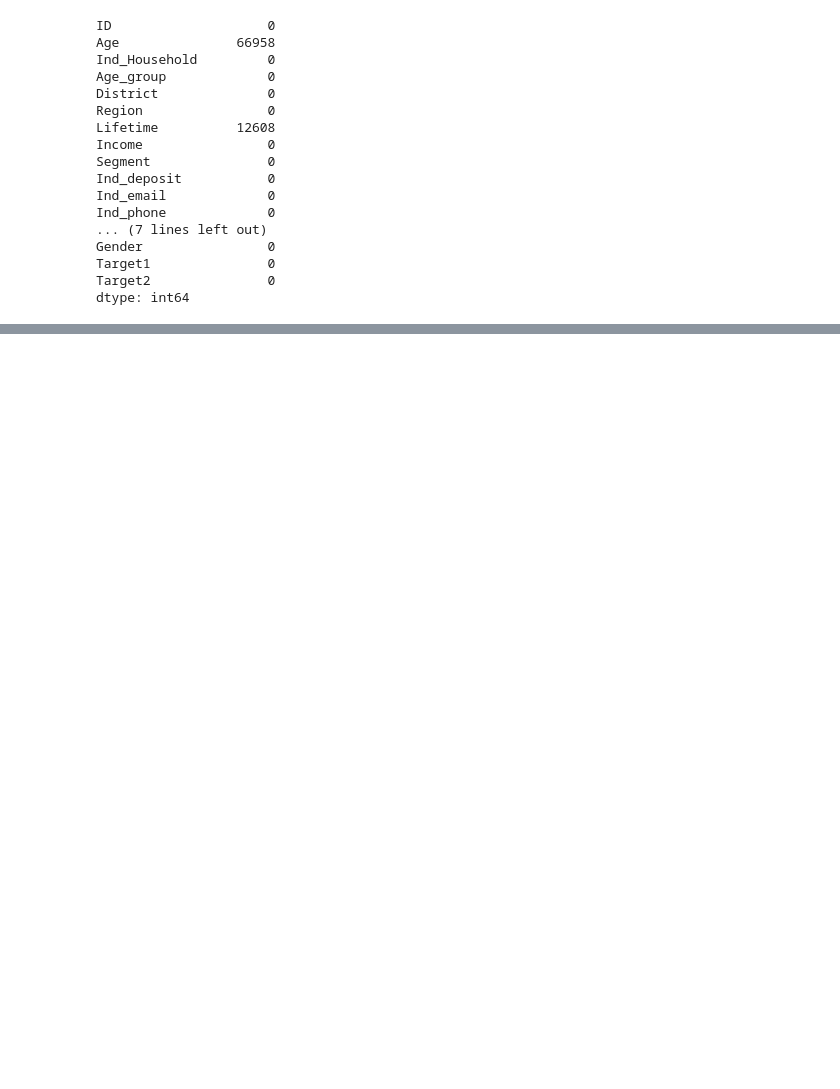
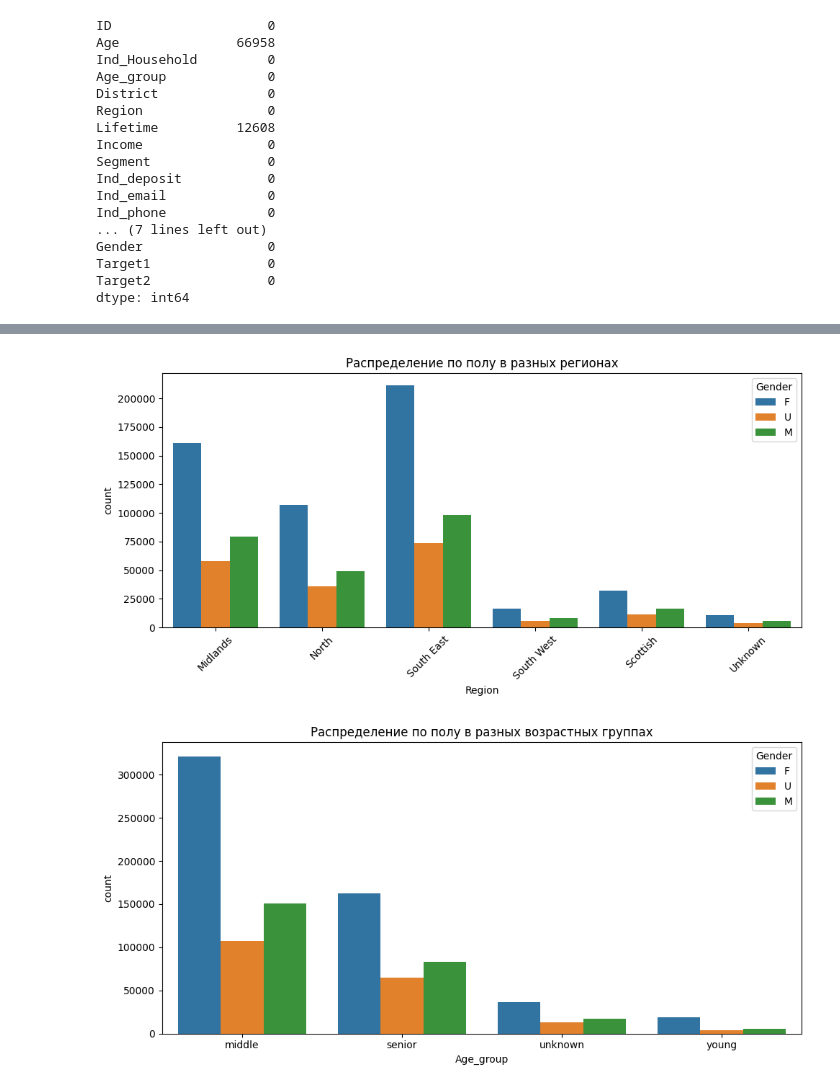
Before and after one commit to ART1X1/ADVB_OPT_LIST_1_2025, a Jupyter notebook: АДВБ_Проект/azalyz_data.ipynb, the cells around one changed output, grey strips where cells are left out. Cells and saved outputs as stored; diff of their text form; code cells hidden in the pictures; blank space fills up the shorter version.

```diff
--- a/АДВБ_Проект/azalyz_data.ipynb
+++ b/АДВБ_Проект/azalyz_data.ipynb
@@ -138,0 +155,30 @@ dtype: int64
+# %%
+def calc_iv(df, feature, target):
+    lst = []
+    for val in df[feature].unique():
+        total = len(df[df[feature] == val])
+        events = len(df[(df[feature] == val) & (df[target] == 1)])
+        non_events = total - events
+        lst.append([val, total, events, non_events])
+
+    iv_df = pd.DataFrame(lst, columns=['Value', 'Total', 'Events', 'Non_Events'])
+    iv_df['Event_Rate'] = iv_df['Events'] / iv_df['Events'].sum()
+    iv_df['Non_Event_Rate'] = iv_df['Non_Events'] / iv_df['Non_Events'].sum()
+    iv_df['WOE'] = np.log((iv_df['Event_Rate'] + 1e-10) / (iv_df['Non_Event_Rate'] + 1e-10))
+    iv_df['IV'] = (iv_df['Event_Rate'] - iv_df['Non_Event_Rate']) * iv_df['WOE']
+    total_iv = iv_df['IV'].sum()
+    return total_iv, iv_df.sort_values(by='IV', ascending=False)
+
+df['Target1_num'] = df['Target1'].apply(lambda x: 1 if x == 'Yes' else 0)
+
+iv_results = {}
+for col in df.select_dtypes(include='object').columns:
+    if col not in ['Target1', 'Target2', 'ID']:
+        iv_score, _ = calc_iv(df, col, 'Target1_num')
+        iv_results[col] = iv_score
+
+pd.options.display.float_format = '{:,.4f}'.format
+
+iv_df_all = pd.DataFrame(list(iv_results.items()), columns=['Feature', 'IV']).sort_values(by='IV', ascending=False)
+print("Information Value (IV) по фичам:")
+print(iv_df_all)
@@ -138,0 +275,16 @@ dtype: int64
+# %%
+plt.figure(figsize=(10, 5))
+sns.countplot(data=df, x='Region', hue='Gender')
+plt.title('Распределение по полу в разных регионах')
+plt.xticks(rotation=45)
+plt.tight_layout()
+plt.show()
+
+plt.figure(figsize=(10, 5))
+sns.countplot(data=df, x='Age_group', hue='Gender')
+plt.title('Распределение по полу в разных возрастных группах')
+plt.tight_layout()
+plt.show()
+# %% [output]
+[figure, added]
+[figure, added]
```
Also changed, not shown: parts of 12 cells of this notebook, 12 other files.
